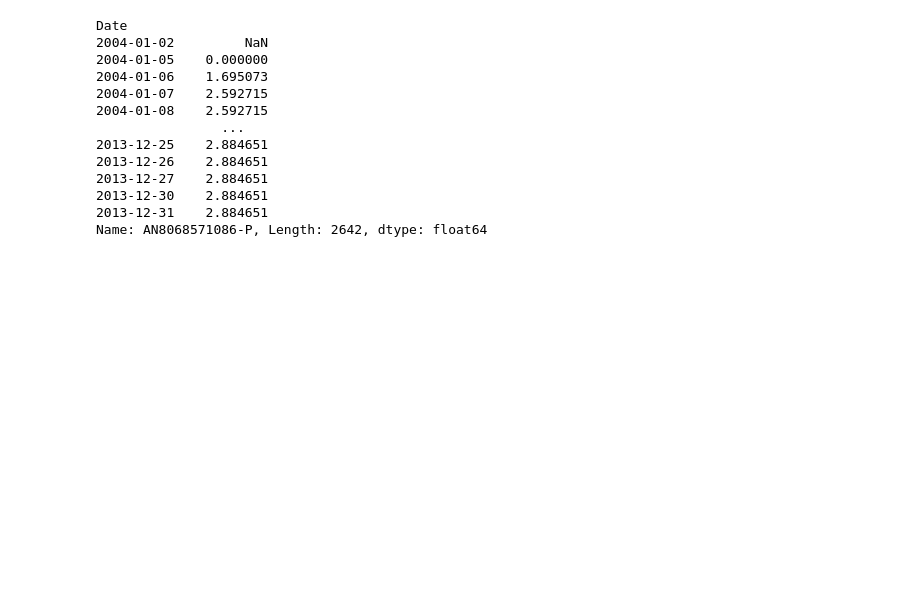
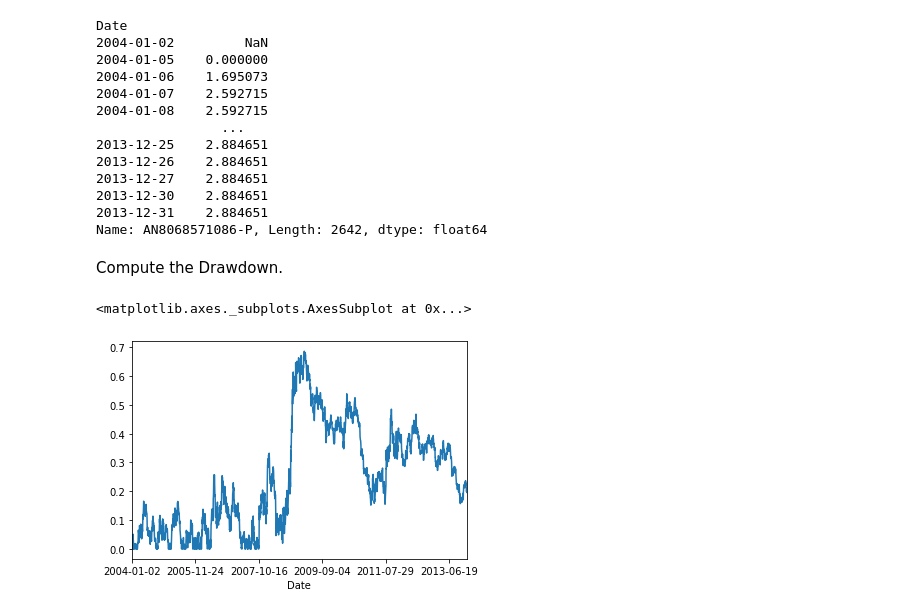
Before and after one commit to PierreNowi/cs230-project, a Jupyter notebook: signal-trading.ipynb, the cells around one changed output. Saved outputs shown, nothing was run; the diff lists cells and outputs as text; code cells hidden in the pictures; blank space fills up the shorter version.

```diff
--- a/signal-trading.ipynb
+++ b/signal-trading.ipynb
@@ -302,3 +363,17 @@ Date
 2013-12-30    2.884651
 2013-12-31    2.884651
 Name: AN8068571086-P, Length: 2642, dtype: float64
+# %% [markdown]
+Compute the Drawdown.
+# %%
+def f_drawdown(returns):
+    cum_returns = (1 + returns).cumprod()
+    return  1 - cum_returns.div(cum_returns.cummax())
+
+df_returns = df_data["-".join([isin,"P"])].pct_change(1)
+cum_returns = (1 + df_returns).cumprod()
+drawdown =  1 - cum_returns.div(cum_returns.cummax())
+drawdown.plot()
+# %% [output]
+<matplotlib.axes._subplots.AxesSubplot at 0x...>
+[figure, added]
```
Also changed, not shown: parts of 12 cells of this notebook, 4 other files.
